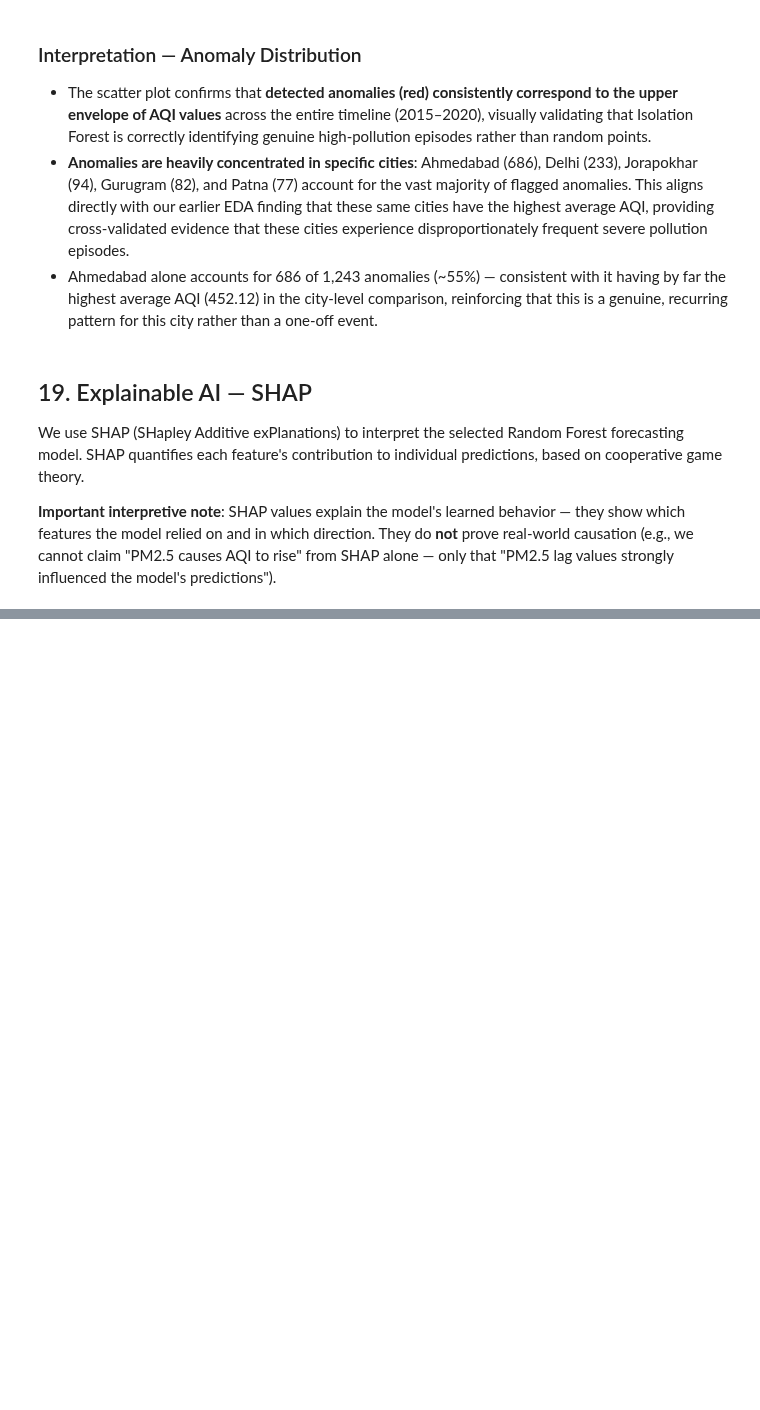
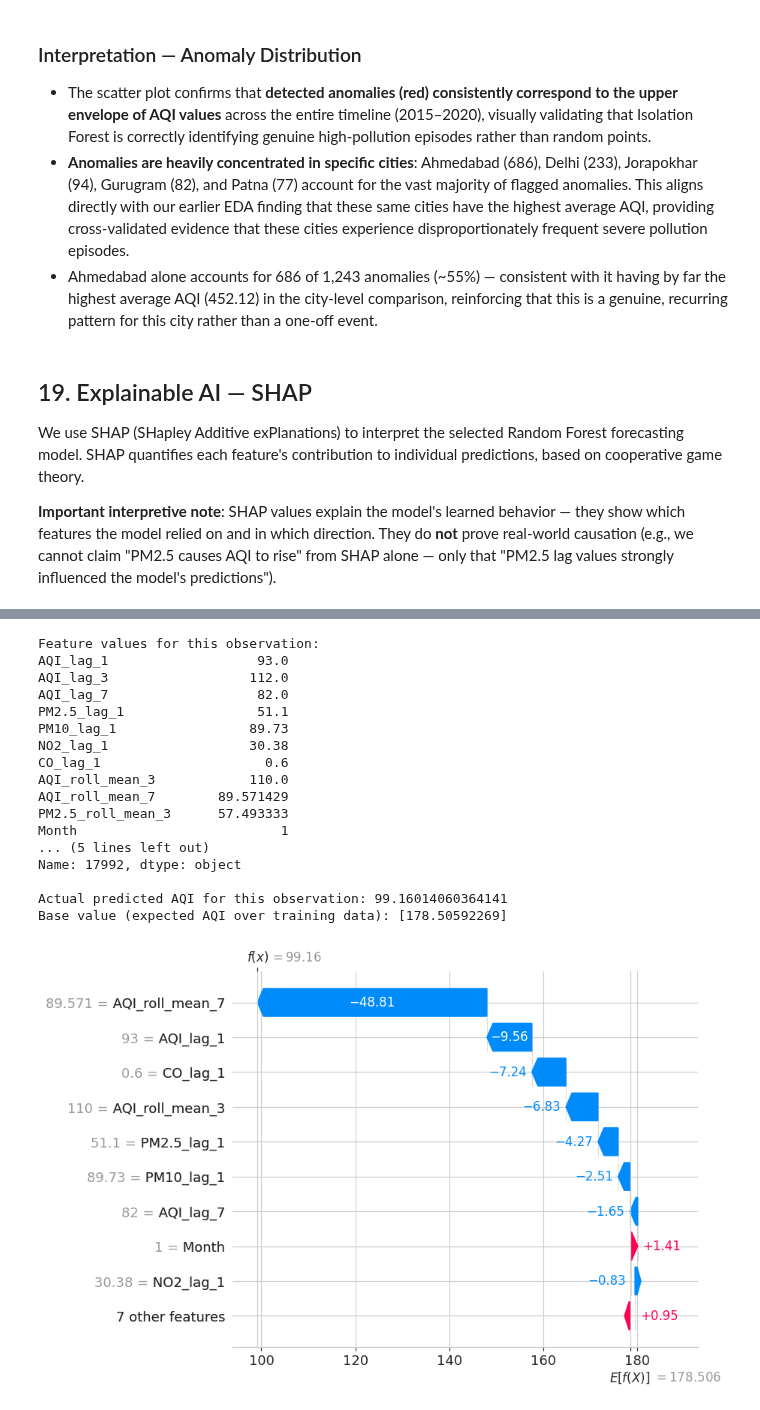
Before and after one commit to Lightrex7749/AI-ML-DL, a Jupyter notebook: AQI_Intelligence.ipynb, the cells around one changed output, grey strips where cells are left out. Saved outputs shown, nothing was run; the diff lists cells and outputs as text; code cells hidden in the pictures; blank space fills up the shorter version.

```diff
--- a/AQI_Intelligence.ipynb
+++ b/AQI_Intelligence.ipynb
@@ -1761,0 +1836,43 @@ print("Shape of SHAP values:", shap_values.shape if hasattr(shap_values, 'shape'
+# %%
+# =========================================================
+# INDIVIDUAL PREDICTION EXPLANATION (SHAP WATERFALL/FORCE)
+# =========================================================
+
+# Pick one sample from the test sample set to explain
+sample_idx = 0
+
+print("Feature values for this observation:")
+print(X_test_sample.iloc[sample_idx])
+
+print("\nActual predicted AQI for this observation:", rf_model.predict(X_test_sample.iloc[[sample_idx]])[0])
+print("Base value (expected AQI over training data):", explainer.expected_value)
+
+# Waterfall plot for this single prediction
+shap.plots.waterfall(
+    shap.Explanation(
+        values=shap_values[sample_idx],
+        base_values=explainer.expected_value,
+        data=X_test_sample.iloc[sample_idx],
+        feature_names=feature_cols
+    ),
+    show=True
+)
+# %% [output]
+Feature values for this observation:
+AQI_lag_1                   93.0
+AQI_lag_3                  112.0
+AQI_lag_7                   82.0
+PM2.5_lag_1                 51.1
+PM10_lag_1                 89.73
+NO2_lag_1                  30.38
+CO_lag_1                     0.6
+AQI_roll_mean_3            110.0
+AQI_roll_mean_7        89.571429
+PM2.5_roll_mean_3      57.493333
+Month                          1
+... (5 lines left out)
+Name: 17992, dtype: object
+
+Actual predicted AQI for this observation: 99.16014060364141
+Base value (expected AQI over training data): [178.50592269]
+[figure, added]
```
Also changed, not shown: parts of 9 cells of this notebook.
